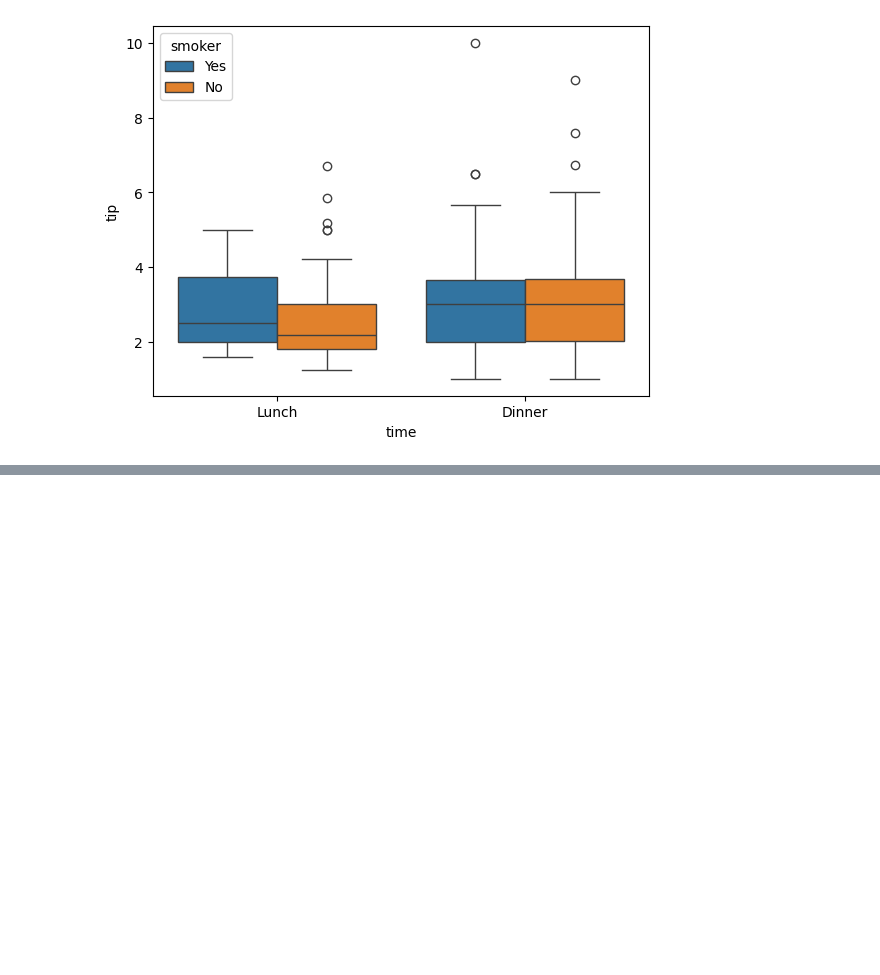
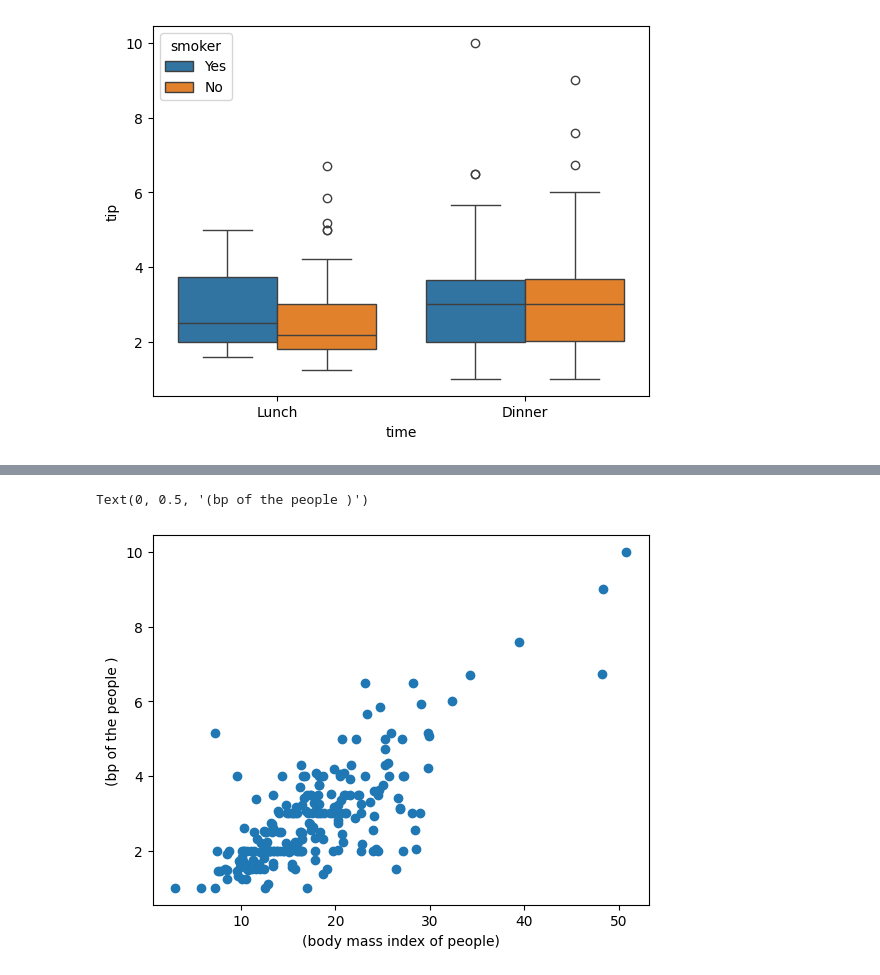
Before and after one commit to athira-1311/ML, a Jupyter notebook: seaborn/tips.ipynb, the cells around one changed output, grey strips where cells are left out. Drawn from its saved outputs; the diff is of its cells as text; code cells hidden in the pictures; blank space fills up the shorter version.

```diff
--- a/seaborn/tips.ipynb
+++ b/seaborn/tips.ipynb
@@ -170,0 +230,11 @@ sns.boxplot(x="time",y="tip",data=df,hue="smoker")
+# %%
+outlier_indices = np.where((df["total_bill"]>30) & (df["tip"]<6))
+
+no_outliers = df.drop(outlier_indices[0])
+
+plt.scatter(no_outliers["total_bill"], no_outliers["tip"])
+plt.xlabel('(body mass index of people)')
+plt.ylabel('(bp of the people )')
+# %% [output]
+Text(0, 0.5, '(bp of the people )')
+[figure, added]
```
Also changed, not shown: parts of 8 cells of this notebook, 11 other files.
